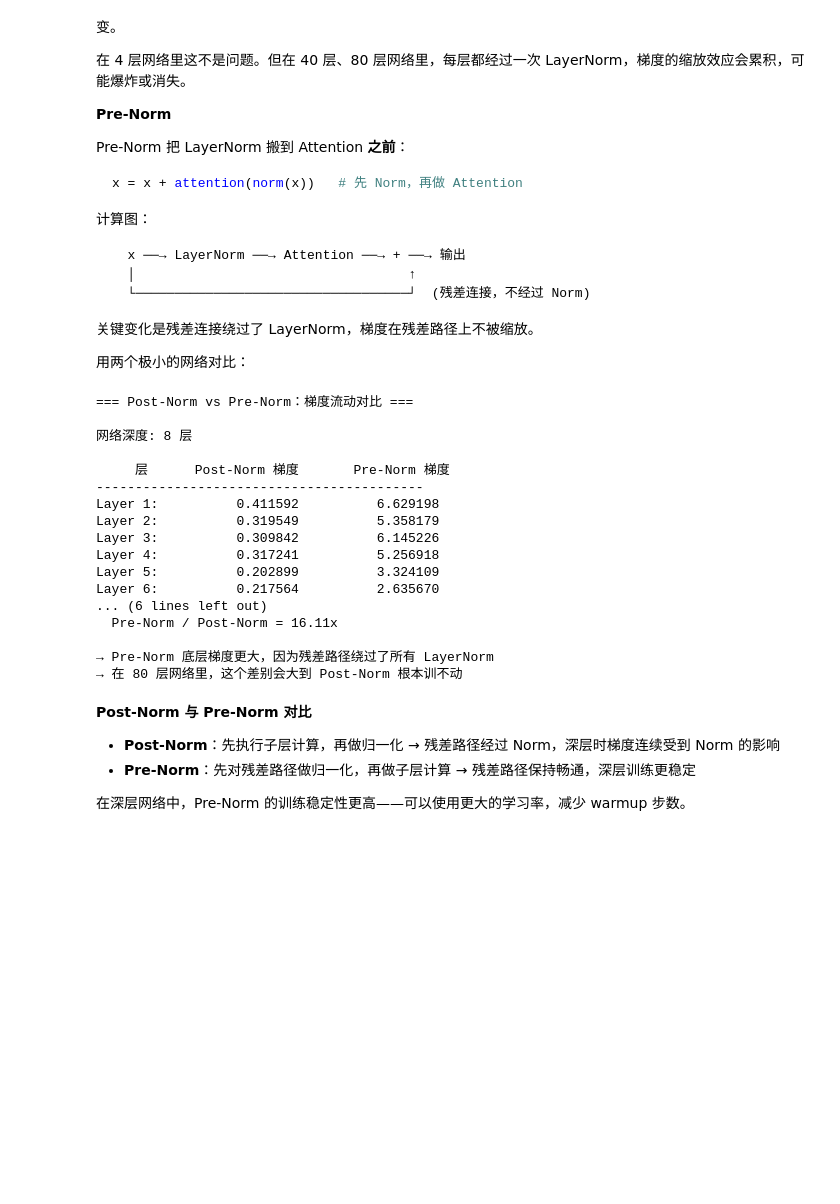
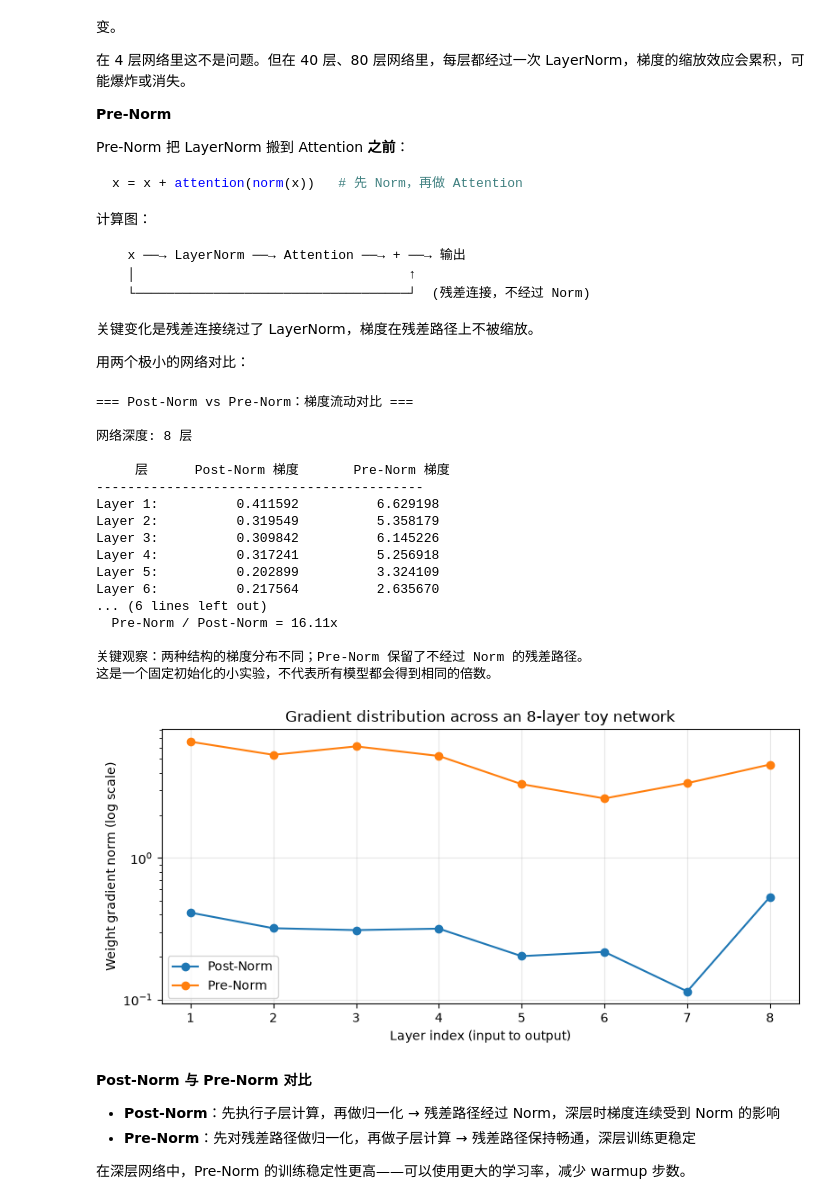
Before and after one commit to walkinglabs/modern-llm-notebook, a Jupyter notebook: notebooks/part2-training/08-gpt2-to-modern-models.ipynb, the cells around one changed output. Drawn from its saved outputs; the diff is of its cells as text; code cells hidden in the pictures; blank space fills up the shorter version.

```diff
--- a/notebooks/part2-training/08-gpt2-to-modern-models.ipynb
+++ b/notebooks/part2-training/08-gpt2-to-modern-models.ipynb
@@ -200,41 +201,59 @@ print()
 print(f"{'层':>6s}  {'Post-Norm 梯度':>16s}  {'Pre-Norm 梯度':>16s}")
 print("-" * 42)
 
+grad_post_values = []
+grad_pre_values = []
 for i in range(num_layers):
     grad_post = model_post.layers[i].weight.grad.norm().item()
     grad_pre = model_pre.layers[i].weight.grad.norm().item()
+    grad_post_values.append(grad_post)
+    grad_pre_values.append(grad_pre)
     print(f"Layer {i+1}:  {grad_post:>16.6f}  {grad_pre:>16.6f}")
 
 # 最重要：看第 1 层的梯度（最底层）
 grad_post_first = model_post.layers[0].weight.grad.norm().item()
 grad_pre_first = model_pre.layers[0].weight.grad.norm().item()
 
 print()
 print(f"最关键——最底层（Layer 1）梯度对比:")
 print(f"  Post-Norm Layer 1 梯度: {grad_post_first:.6f}")
 print(f"  Pre-Norm  Layer 1 梯度: {grad_pre_first:.6f}")
 print(f"  Pre-Norm / Post-Norm = {grad_pre_first/grad_post_first:.2f}x")
 print()
-print("→ Pre-Norm 底层梯度更大，因为残差路径绕过了所有 LayerNorm")
-print("→ 在 80 层网络里，这个差别会大到 Post-Norm 根本训不动")
+print("关键观察：两种结构的梯度分布不同；Pre-Norm 保留了不经过 Norm 的残差路径。")
+print("这是一个固定初始化的小实验，不代表所有模型都会得到相同的倍数。")
+
+layers = list(range(1, num_layers + 1))
+plt.figure(figsize=(8, 4))
+plt.plot(layers, grad_post_values, marker='o', label='Post-Norm')
+plt.plot(layers, grad_pre_values, marker='o', label='Pre-Norm')
+plt.yscale('log')
+plt.xlabel('Layer index (input to output)')
+plt.ylabel('Weight gradient norm (log scale)')
+plt.title('Gradient distribution across an 8-layer toy network')
+plt.grid(True, alpha=0.3)
+plt.legend()
+plt.tight_layout()
+plt.show()
 # %% [output]
 === Post-Norm vs Pre-Norm：梯度流动对比 ===
 
 网络深度: 8 层
 
      层      Post-Norm 梯度       Pre-Norm 梯度
 ------------------------------------------
 Layer 1:          0.411592          6.629198
 Layer 2:          0.319549          5.358179
 Layer 3:          0.309842          6.145226
 Layer 4:          0.317241          5.256918
 Layer 5:          0.202899          3.324109
 Layer 6:          0.217564          2.635670
 ... (6 lines left out)
   Pre-Norm / Post-Norm = 16.11x
 
-→ Pre-Norm 底层梯度更大，因为残差路径绕过了所有 LayerNorm
-→ 在 80 层网络里，这个差别会大到 Post-Norm 根本训不动
+关键观察：两种结构的梯度分布不同；Pre-Norm 保留了不经过 Norm 的残差路径。
+这是一个固定初始化的小实验，不代表所有模型都会得到相同的倍数。
+[figure, added]
 # %% [markdown]
 **Post-Norm 与 Pre-Norm 对比**
 
```
Also changed, not shown: parts of 14 cells of this notebook.
